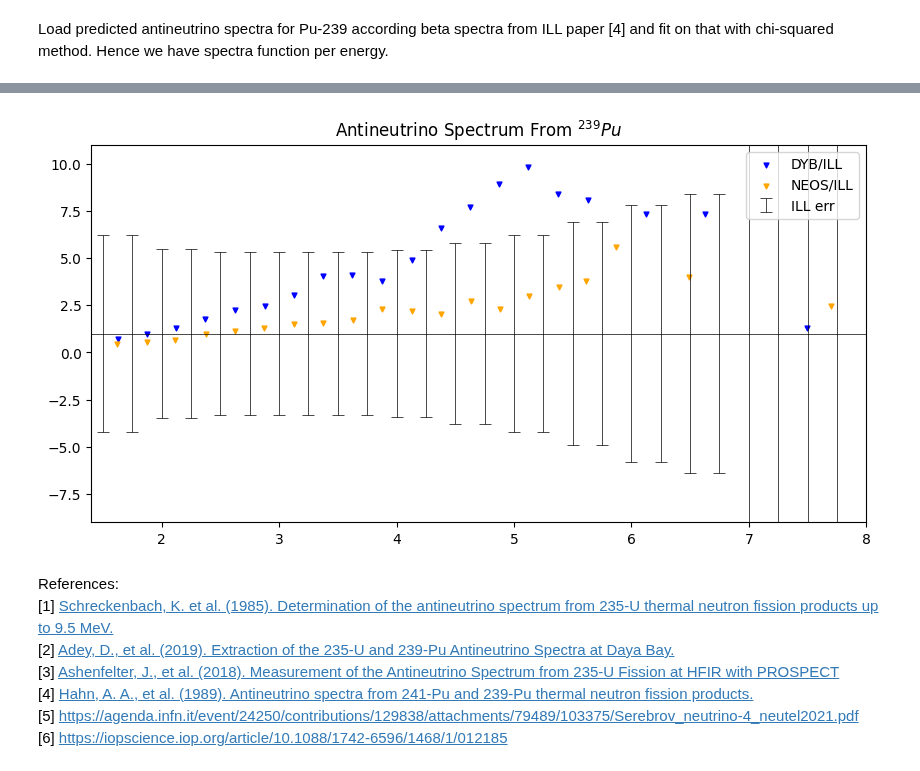
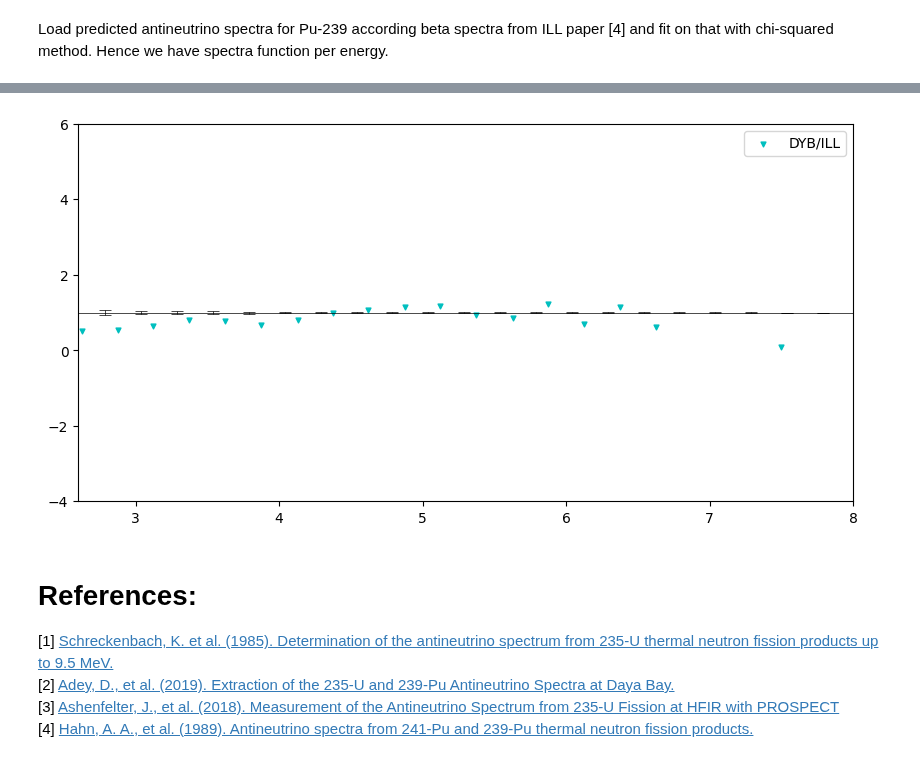
Before and after one commit to dehpour/Reactor-Antineutrino-Flux-Analysis, a Jupyter notebook: ILL's Phenomenological Model Predicted Antineutrino Flux Compare with Recently Observations.ipynb, the cells around one changed output, grey strips where cells are left out. Cells and saved outputs as stored; diff of their text form; code cells hidden in the pictures.

```diff
--- a/ILL's Phenomenological Model Predicted Antineutrino Flux Compare with Recently Observations.ipynb
+++ b/ILL's Phenomenological Model Predicted Antineutrino Flux Compare with Recently Observations.ipynb
@@ -21,7 +20,7 @@ from sympy.abc import a,b,c,d,e,f
 chi_sq = []
 
 for i in range (len(N_ILL_235U)):
-    chi_sq.append(((np.log(N_ILL_235U[i]) - (a + b*(E_ILL_235U[i]) + c*(E_ILL_235U[i])**2 + d*(E_ILL_235U[i])**3 + e*(E_ILL_235U[i])**4+f*(E_ILL_235U[i])**5))/np.log((err_ILL_235U[i]*N_ILL_235U[i])/100))**2)
+    chi_sq.append((((N_ILL_235U[i]) - (a + b*(E_ILL_235U[i]) + c*(E_ILL_235U[i])**2 + d*(E_ILL_235U[i])**3 + e*(E_ILL_235U[i])**4+f*(E_ILL_235U[i])**5))/((err_ILL_235U[i]*N_ILL_235U[i])/100))**2)
     i += 1
 chi_sq = sum(chi_sq)
 
@@ -108,4 +105,4 @@ Load Daya Bay (DYB) experimental data from [2]. Note that spectra must per 12 hr
 # %%
 DYB_239Pu = pd.read_csv('https://raw.githubusercontent.com/dehpour/Reactor-Antineutrino-Flux-Analysis/main/db/2019Adey_N_nu_E_239Pu.csv')
-E_DYB_239Pu, N_DYB_239Pu = DYB_239Pu['E'], DYB_239Pu['N_nu']*2.1/2
+E_DYB_239Pu, N_DYB_239Pu = DYB_239Pu['E'], DYB_239Pu['N_nu']/2
 #DYB_239Pu.head()
@@ -118,31 +123,24 @@ Now we compare!
 # %%
 plt.figure(figsize=(10, 5),dpi=100)
-plt.xlim(1.4,8)
-plt.ylim(1-10,1+10)
-#plt.ylim(-1,3)
+plt.xlim(2.6,8)
+plt.ylim(-4,6)
 
-plt.scatter(E_DYB_239Pu, (N_DYB_239Pu)/np.exp(a_0_239Pu+a_1_239Pu*E_DYB_239Pu+a_2_239Pu*E_DYB_239Pu**2+a_3_239Pu*E_DYB_239Pu**3+a_4_239Pu*E_DYB_239Pu**4+a_5_239Pu*E_DYB_239Pu**5), label="DYB/ILL", c='b', marker='v', s=12)
-plt.scatter(E_NEOS_239Pu, (N_NEOS_239Pu)/np.exp(a_0_239Pu+a_1_239Pu*E_NEOS_239Pu+a_2_239Pu*E_NEOS_239Pu**2+a_3_239Pu*E_NEOS_239Pu**3+a_4_239Pu*E_NEOS_239Pu**4+a_5_239Pu*E_NEOS_239Pu**5), label="NEOS/ILL", c='orange', marker='v', s=12)
+plt.scatter(E_DYB_239Pu, (N_DYB_239Pu)/(a_0_235U+a_1_235U*(E_DYB_239Pu-0.79)+a_2_235U*(E_DYB_239Pu-0.79)**2+a_3_235U*(E_DYB_239Pu-0.79)**3+a_4_235U*(E_DYB_239Pu-0.79)**4+a_5_235U*(E_DYB_239Pu-0.79)**5), label="DYB/ILL", c='c', marker='v', s=12)
 
-plt.errorbar(E_ILL_239Pu, (N_ILL_239Pu/N_ILL_239Pu), yerr=(err_ILL_239Pu), linestyle="None", c='black',capsize=4.5,capthick=0.5,elinewidth=0.5, label="ILL err")
+plt.errorbar(E_ILL_235U+0.79, (N_ILL_235U/N_ILL_235U), yerr=((err_ILL_235U*N_ILL_235U)/100), linestyle="None", c='black',capsize=4.5,capthick=0.5,elinewidth=0.5)
 plt.axhline(y=1, color='black', linestyle='-',linewidth=0.5)
 
-plt.title('Antineutrino Spectrum From ''$^{239}Pu $')
 plt.legend()
 plt.show()
 # %% [output]
-[figure, old version]
+[figure, new version]
 # %% [markdown]
-References: <br>
+# References: <br>
 [1]
-<a href="https://sci-hub.se/https://www.sciencedirect.com/science/article/abs/pii/0370269385913371"> Schreckenbach, K. et al. (1985). Determination of the antineutrino spectrum from 235-U thermal neutron fission products up to 9.5 MeV.</a><br>
+<a href="/https://www.sciencedirect.com/science/article/abs/pii/0370269385913371"> Schreckenbach, K. et al. (1985). Determination of the antineutrino spectrum from 235-U thermal neutron fission products up to 9.5 MeV.</a><br>
 [2]
-<a href="https://sci-hub.se/https://journals.aps.org/prl/pdf/10.1103/PhysRevLett.123.111801" target="_blank"> Adey, D., et al. (2019). Extraction of the 235-U and 239-Pu Antineutrino Spectra at Daya Bay.</a><br>
+<a href="/https://journals.aps.org/prl/pdf/10.1103/PhysRevLett.123.111801" target="_blank"> Adey, D., et al. (2019). Extraction of the 235-U and 239-Pu Antineutrino Spectra at Daya Bay.</a><br>
 [3]
 <a href="https://arxiv.org/pdf/1812.10877.pdf" target="_blank"> Ashenfelter, J., et al. (2018). Measurement of the Antineutrino Spectrum from 235-U Fission at HFIR with PROSPECT</a><br>
 [4]
-<a href="https://sci-hub.se/https://www.sciencedirect.com/science/article/abs/pii/0370269389915980"> Hahn, A. A., et al. (1989). Antineutrino spectra from 241-Pu and 239-Pu thermal neutron fission products.</a><br>
-[5]
-<a href="https://agenda.infn.it/event/24250/contributions/129838/attachments/79489/103375/Serebrov_neutrino-4_neutel2021.pdf">https://agenda.infn.it/event/24250/contributions/129838/attachments/79489/103375/Serebrov_neutrino-4_neutel2021.pdf</a><br>
-[6]
-<a href="https://iopscience.iop.org/article/10.1088/1742-6596/1468/1/012185">https://iopscience.iop.org/article/10.1088/1742-6596/1468/1/012185</a>
+<a href="/https://www.sciencedirect.com/science/article/abs/pii/0370269389915980"> Hahn, A. A., et al. (1989). Antineutrino spectra from 241-Pu and 239-Pu thermal neutron fission products.</a><br>
```
Also changed, not shown: parts of 16 cells of this notebook.
